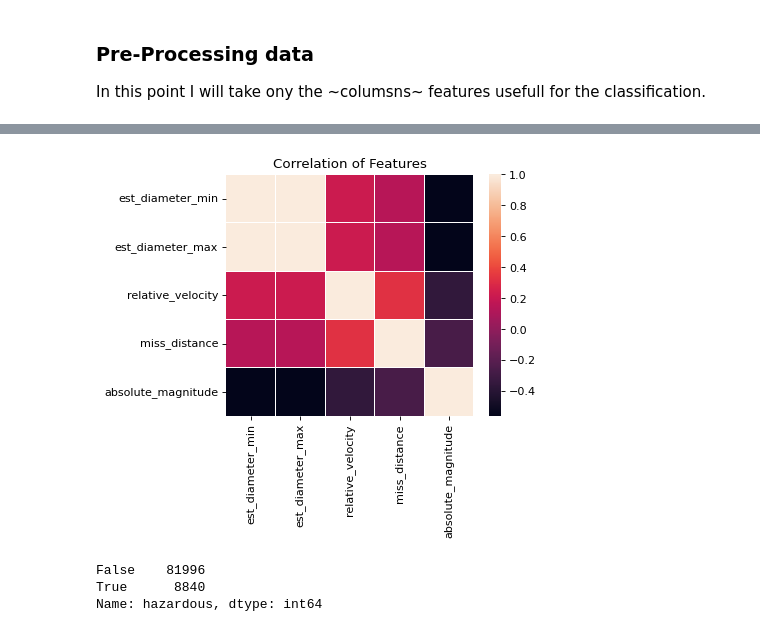
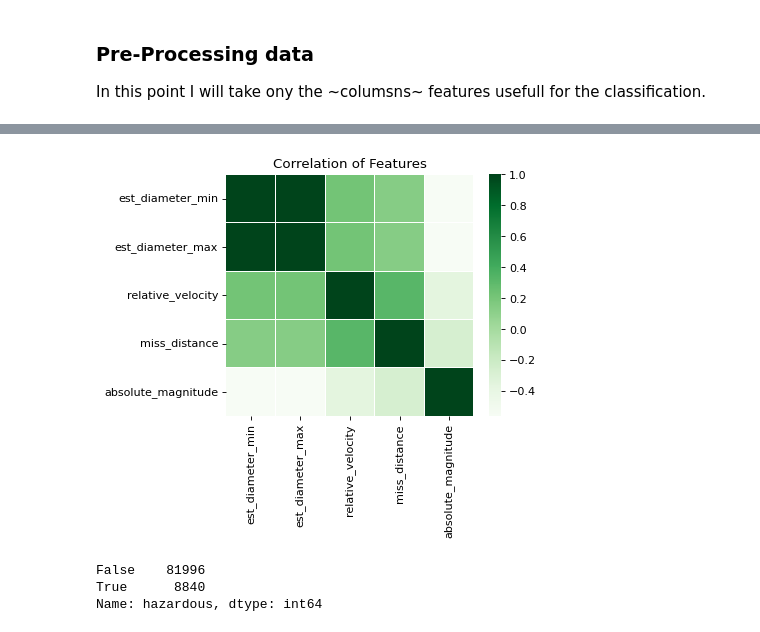
Before and after one commit to barauna-lo/Neurocomputing, a Jupyter notebook: Project_01_MLP.ipynb, the cells around one changed output, grey strips where cells are left out. Cells and saved outputs as stored; diff of their text form; code cells hidden in the pictures.

```diff
--- a/Project_01_MLP.ipynb
+++ b/Project_01_MLP.ipynb
@@ -772,11 +773,11 @@ features.head()
 # %%
 # Correlation Betwenn data
 plt.figure(figsize = (5, 4),dpi=80)
 plt.title('Correlation of Features')
-sns.heatmap(features.astype(float).corr(), linewidths = 0.1, linecolor = 'white')
+sns.heatmap(features.astype(float).corr(), linewidths = 0.1, linecolor = 'white', cmap="Greens")
 plt.show()
 # %% [output]
-[figure, old version]
+[figure, new version]
 # %%
 #Defining the feature how will be our classify 🎯
 targets = features['hazardous']
```
Also changed, not shown: parts of 10 cells of this notebook.
